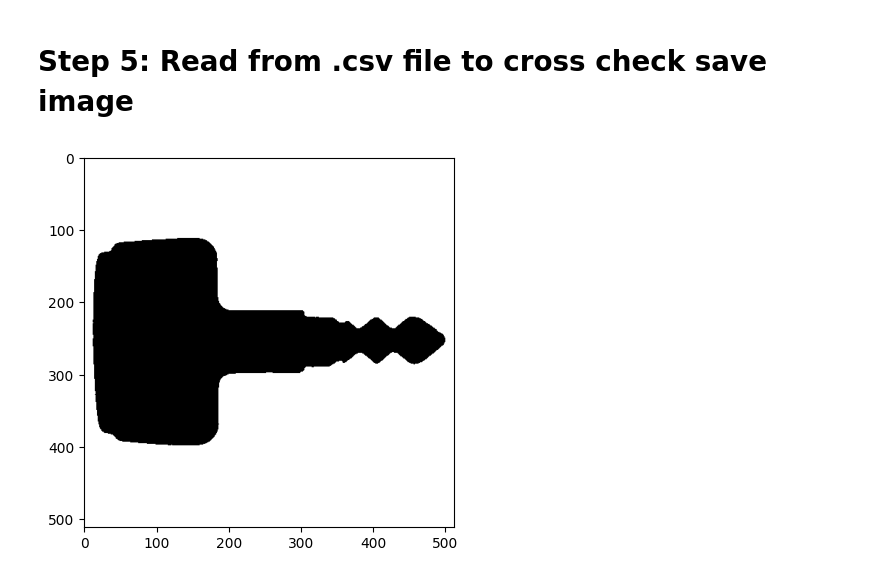
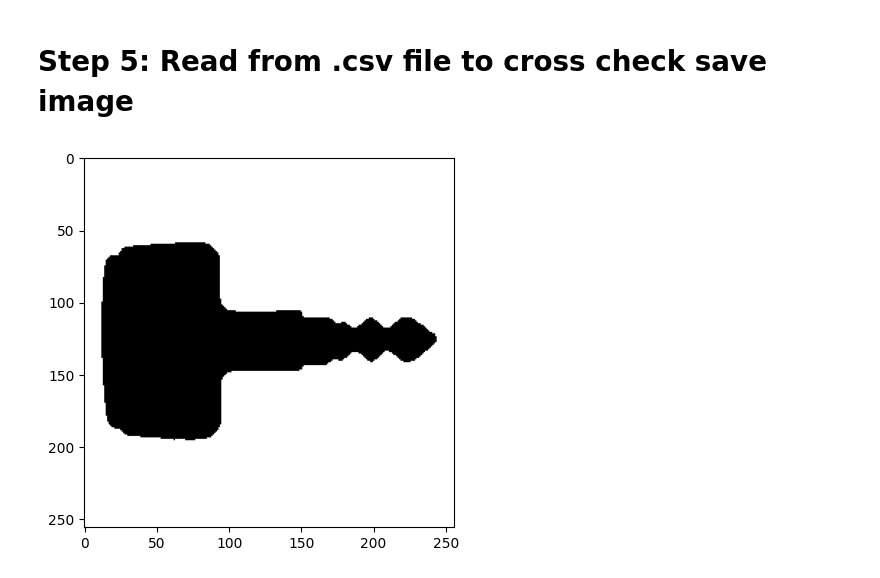
Before and after one commit to syedfaiqueali/Kaggle-Notebooks, a Jupyter notebook: key-extraction.ipynb, the cells around one changed output. Cells and saved outputs as stored; diff of their text form; code cells hidden in the pictures.

```diff
--- a/key-extraction.ipynb
+++ b/key-extraction.ipynb
@@ -354,15 +354,15 @@ with open(csv_file, 'w', newline='') as f:
 # Step 5: Read from .csv file to cross check save image
 # %%
 # Read dataframe
-df = pd.read_csv('extracted_features.csv')
+df = pd.read_csv('features_256x256.csv')
 
 # Pick first row as sample and converty to uint8
 test_img = (df.iloc[0].values).astype(np.uint8)
 
 # Unpack bits to 512x512
-test_img = bit_unpacking(test_img, 512, 512)
+test_img = bit_unpacking(test_img, 256, 256)
 
 # Plot test image
 plt_img(test_img, cmap='binary')
 # %% [output]
-[figure, old version]
+[figure, new version]
```
Also changed, not shown: parts of 4 cells of this notebook.
